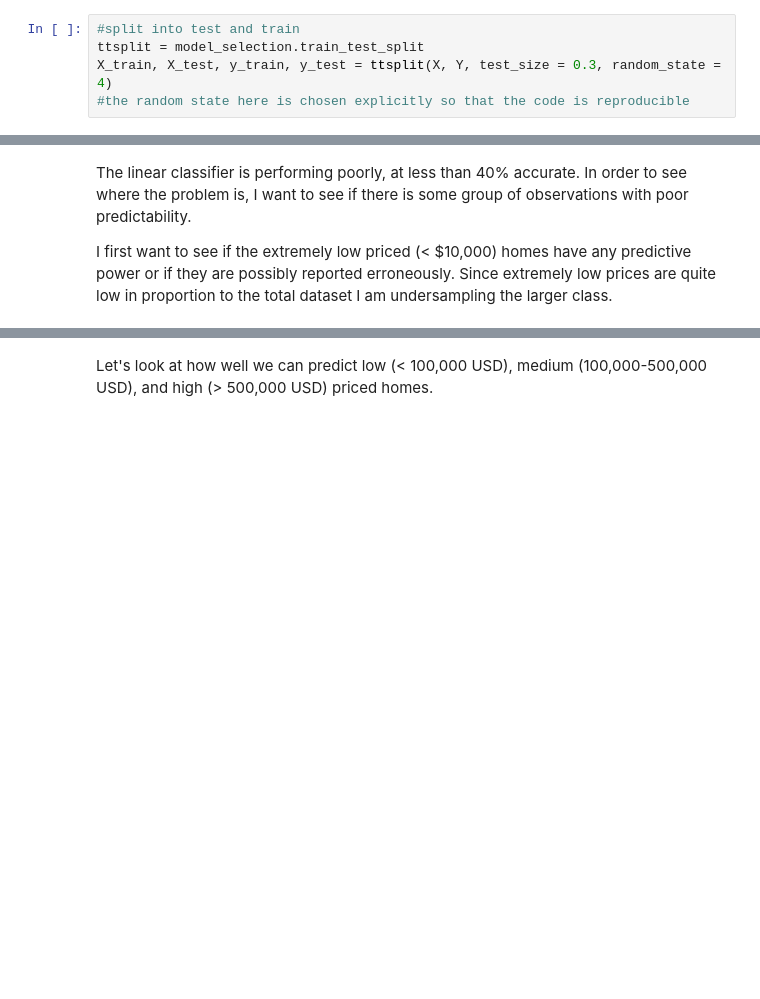
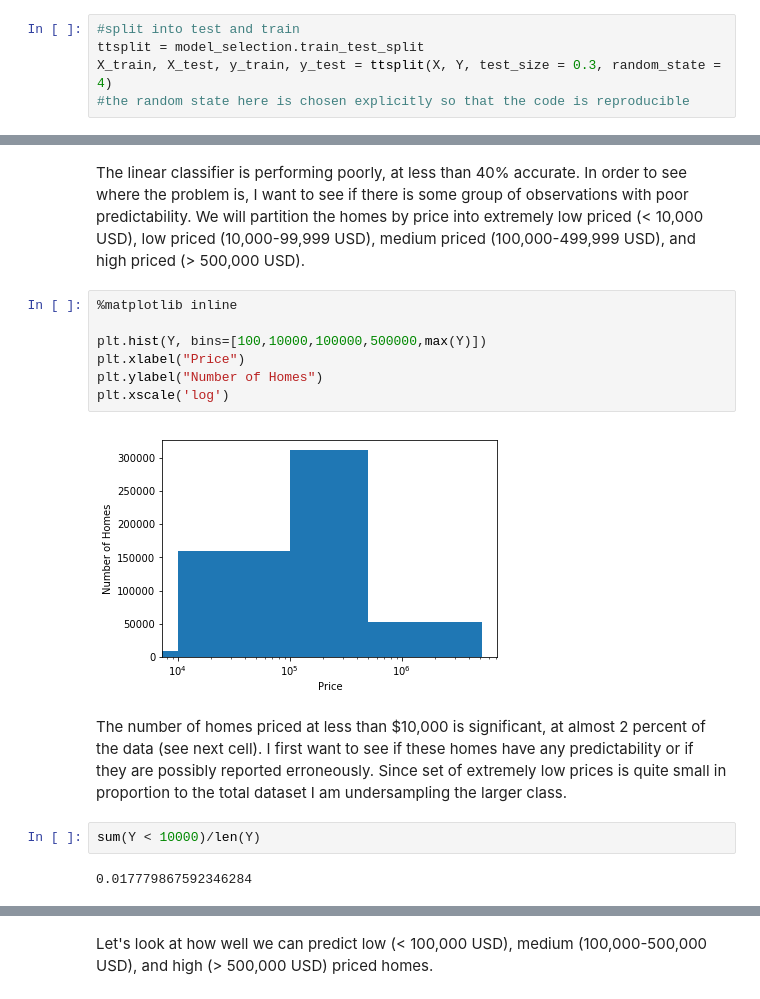
Before and after one commit to hbrumley/Home_Value_Analysis, a Jupyter notebook: Capstone_Housing.ipynb, the cells around one changed output, grey strips where cells are left out. Drawn from its saved outputs; the diff is of its cells as text; blank space fills up the shorter version.

```diff
--- a/Capstone_Housing.ipynb
+++ b/Capstone_Housing.ipynb
@@ -158,7 +155,20 @@ Wall time: 74.8 ms
 # %% [markdown]
-The linear classifier is performing poorly, at less than 40% accurate. In order to see where the problem is, I want to see if there is some group of observations with poor predictability.
-
-I first want to see if the extremely low priced (< $10,000) homes have any predictive power or if they are possibly reported erroneously. Since extremely low prices are quite low in proportion to the total dataset I am undersampling the larger class.
+The linear classifier is performing poorly, at less than 40% accurate. In order to see where the problem is, I want to see if there is some group of observations with poor predictability. We will partition the homes by price into extremely low priced (< 10,000 USD), low priced (10,000-99,999 USD), medium priced (100,000-499,999 USD), and high priced (> 500,000 USD).
+# %%
+%matplotlib inline
+
+plt.hist(Y, bins=[100,10000,100000,500000,max(Y)])
+plt.xlabel("Price")
+plt.ylabel("Number of Homes")
+plt.xscale('log')
+# %% [output]
+[figure, added]
+# %% [markdown]
+The number of homes priced at less than $10,000 is significant, at almost 2 percent of the data (see next cell). I first want to see if these homes have any predictability or if they are possibly reported erroneously. Since set of extremely low prices is quite small in proportion to the total dataset I am undersampling the larger class.
+# %%
+sum(Y < 10000)/len(Y)
+# %% [output]
+0.017779867592346284
 # %%
 ythis = Y[Y < 10000].copy()
 ythis = pd.concat([ythis, y_train[y_train >= 10000].head(len(ythis)).copy()])
```
Also changed, not shown: parts of 50 cells of this notebook, 1 other file.
